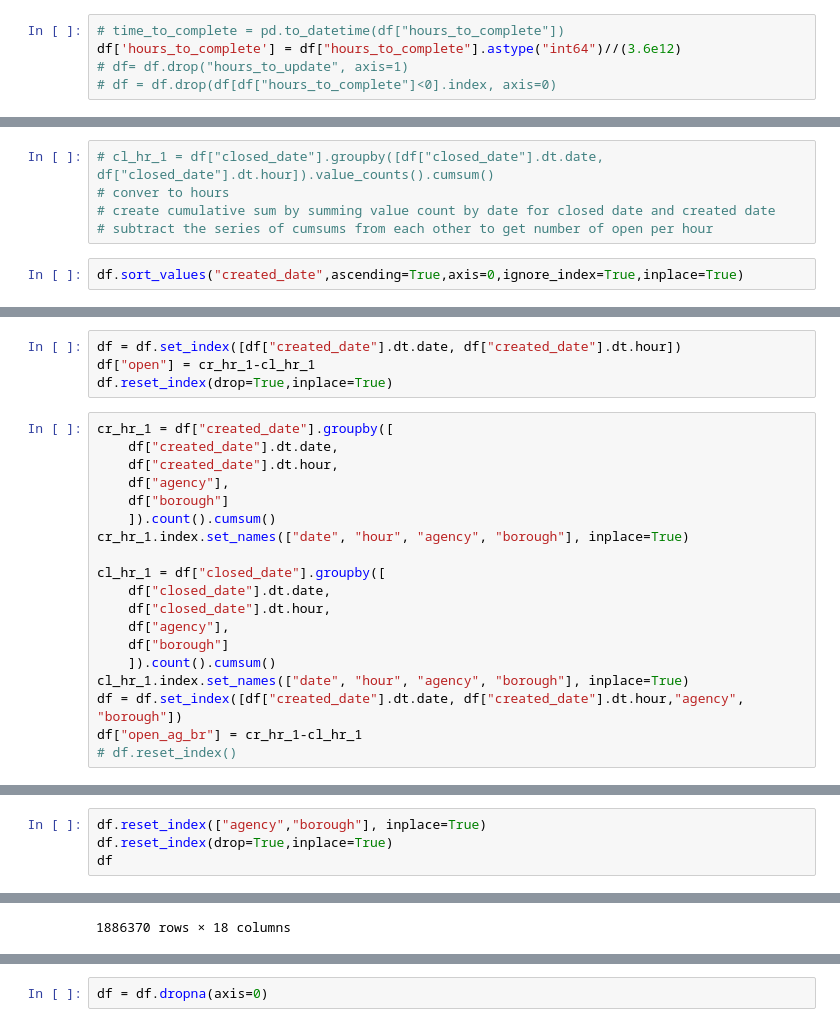
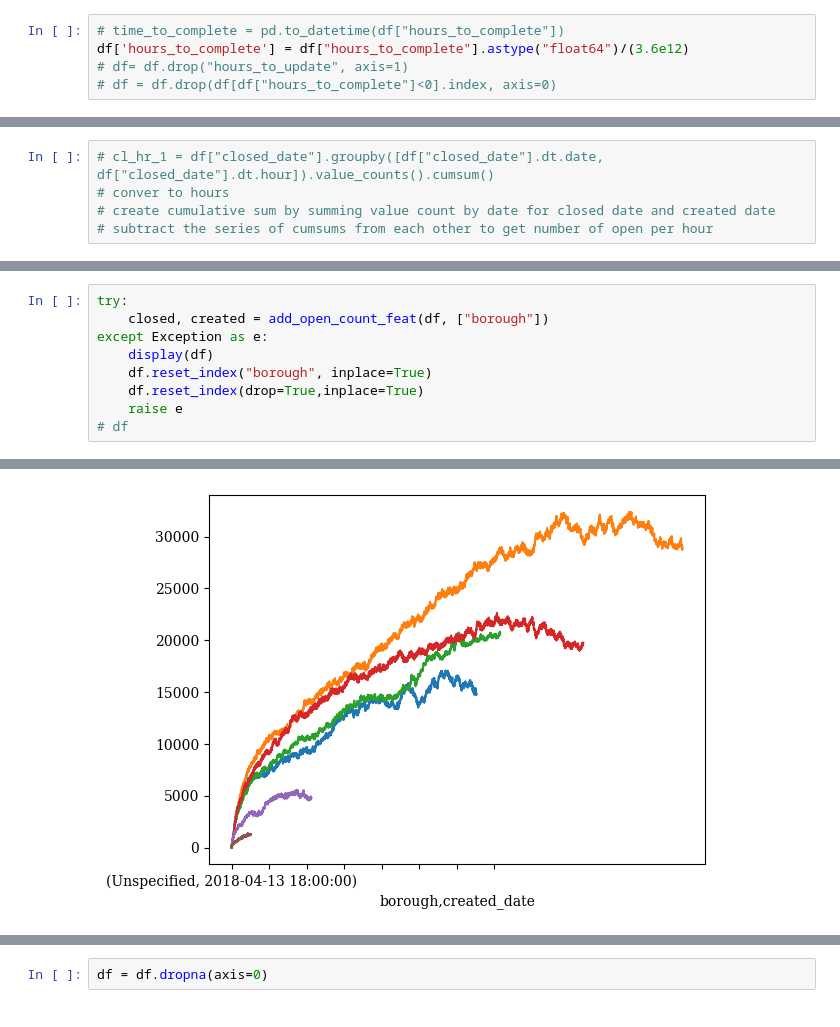
Before and after one commit to jamorr/Capstone, a Jupyter notebook: src/preprocessing.ipynb, the cells around one changed output, grey strips where cells are left out. Saved outputs shown, nothing was run; the diff lists cells and outputs as text.

```diff
--- a/src/preprocessing.ipynb
+++ b/src/preprocessing.ipynb
@@ -95,7 +95,7 @@ df = df[df["closed_date"]>df["created_date"]]
 df["hours_to_complete"] =  pd.to_datetime(df["closed_date"]) - pd.to_datetime(df["created_date"])
 # %%
 # time_to_complete = pd.to_datetime(df["hours_to_complete"])
-df['hours_to_complete'] = df["hours_to_complete"].astype("int64")//(3.6e12)
+df['hours_to_complete'] = df["hours_to_complete"].astype("float64")/(3.6e12)
 # df= df.drop("hours_to_update", axis=1)
 # df = df.drop(df[df["hours_to_complete"]<0].index, axis=0)
 # %%
@@ -124,6 +124,4 @@ unclosed.plot.bar(title="Number of Unclosed Requests by Agency", xlabel="Agency"
 # conver to hours
 # create cumulative sum by summing value count by date for closed date and created date
 # subtract the series of cumsums from each other to get number of open per hour
-# %%
-df.sort_values("created_date",ascending=True,axis=0,ignore_index=True,inplace=True)
 # %%
@@ -135,23 +143,0 @@ cl_hr_1.index.set_names(["date", "hour"], inplace=True)
-# %%
-df = df.set_index([df["created_date"].dt.date, df["created_date"].dt.hour])
-df["open"] = cr_hr_1-cl_hr_1
-df.reset_index(drop=True,inplace=True)
-# %%
-cr_hr_1 = df["created_date"].groupby([
-    df["created_date"].dt.date,
-    df["created_date"].dt.hour,
-    df["agency"],
-    df["borough"]
-    ]).count().cumsum()
-cr_hr_1.index.set_names(["date", "hour", "agency", "borough"], inplace=True)
-
-cl_hr_1 = df["closed_date"].groupby([
-    df["closed_date"].dt.date,
-    df["closed_date"].dt.hour,
-    df["agency"],
-    df["borough"]
-    ]).count().cumsum()
-cl_hr_1.index.set_names(["date", "hour", "agency", "borough"], inplace=True)
-df = df.set_index([df["created_date"].dt.date, df["created_date"].dt.hour,"agency", "borough"])
-df["open_ag_br"] = cr_hr_1-cl_hr_1
-# df.reset_index()
@@ -158,5 +186,10 @@ df["open_ag_br"] = cr_hr_1-cl_hr_1
 # %%
-df.reset_index(["agency","borough"], inplace=True)
-df.reset_index(drop=True,inplace=True)
-df
+try:
+    closed, created = add_open_count_feat(df, ["borough"])
+except Exception as e:
+    display(df)
+    df.reset_index("borough", inplace=True)
+    df.reset_index(drop=True,inplace=True)
+    raise e
+# df
 # %% [output]
@@ -175 +196 @@ df
-1886370 rows × 18 columns
+[figure, added]
```
Also changed, not shown: parts of 16 cells of this notebook.
